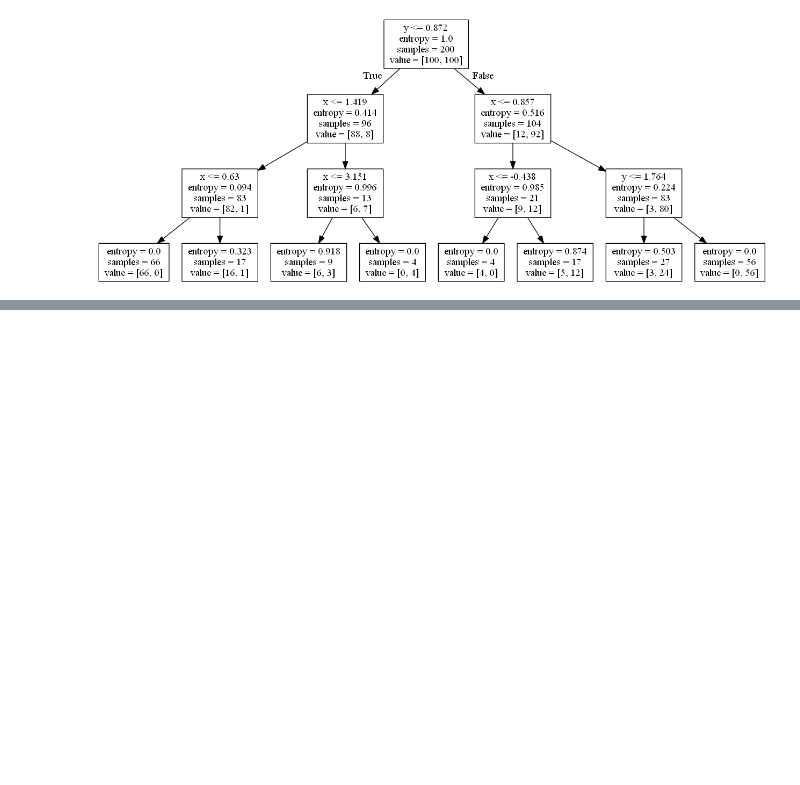
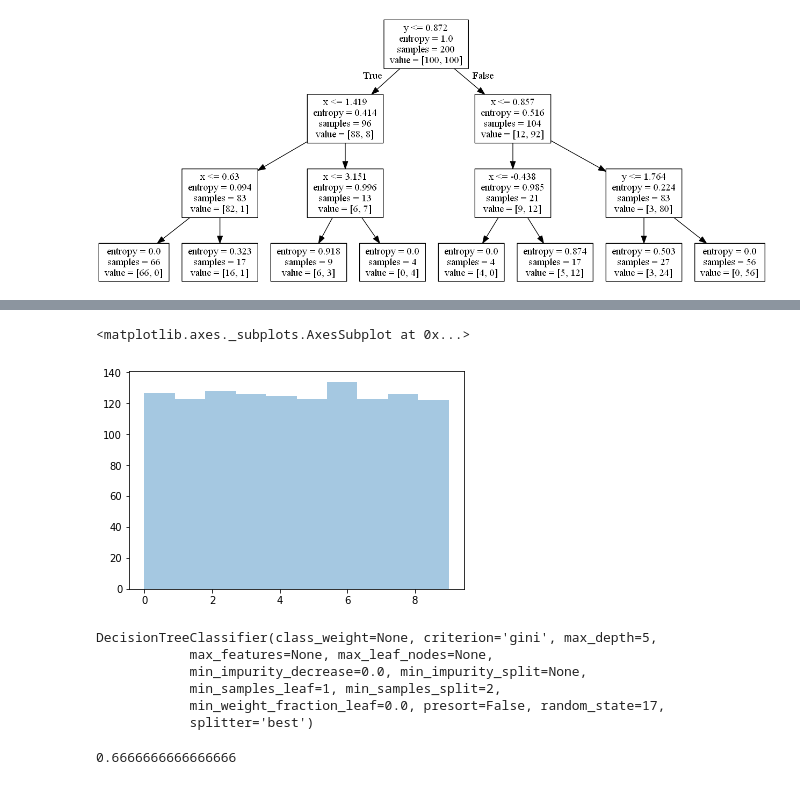
Before and after one commit to sdormidontov/nordicit_201904, a Jupyter notebook: Dmitry_Ipatov/Lesson 29 - Деревья решений.ipynb, the cells around one changed output, grey strips where cells are left out. Saved outputs shown, nothing was run; the diff lists cells and outputs as text; code cells hidden in the pictures; blank space fills up the shorter version.

```diff
--- a/Dmitry_Ipatov/Lesson 29 - Деревья решений.ipynb
+++ b/Dmitry_Ipatov/Lesson 29 - Деревья решений.ipynb
@@ -119,0 +290,23 @@ Image(graph[0].create_png())
+# %%
+X_train , X_holdout, y_train , y_holdout = train_test_split(X, y, test_size=0.3, random_state=17)
+# %%
+sns.distplot(y_train, kde=False)
+# %% [output]
+<matplotlib.axes._subplots.AxesSubplot at 0x...>
+[figure, added]
+# %%
+ntree = DecisionTreeClassifier(max_depth=5, random_state=17)
+
+ntree.fit(X_train, y_train)
+# %% [output]
+DecisionTreeClassifier(class_weight=None, criterion='gini', max_depth=5,
+            max_features=None, max_leaf_nodes=None,
+            min_impurity_decrease=0.0, min_impurity_split=None,
+            min_samples_leaf=1, min_samples_split=2,
+            min_weight_fraction_leaf=0.0, presort=False, random_state=17,
+            splitter='best')
+# %%
+tree_pred = ntree.predict(X_holdout)
+metrics.accuracy_score(y_holdout, tree_pred)
+# %% [output]
+0.6666666666666666
```
Also changed, not shown: parts of 29 cells of this notebook, 1 other file.
